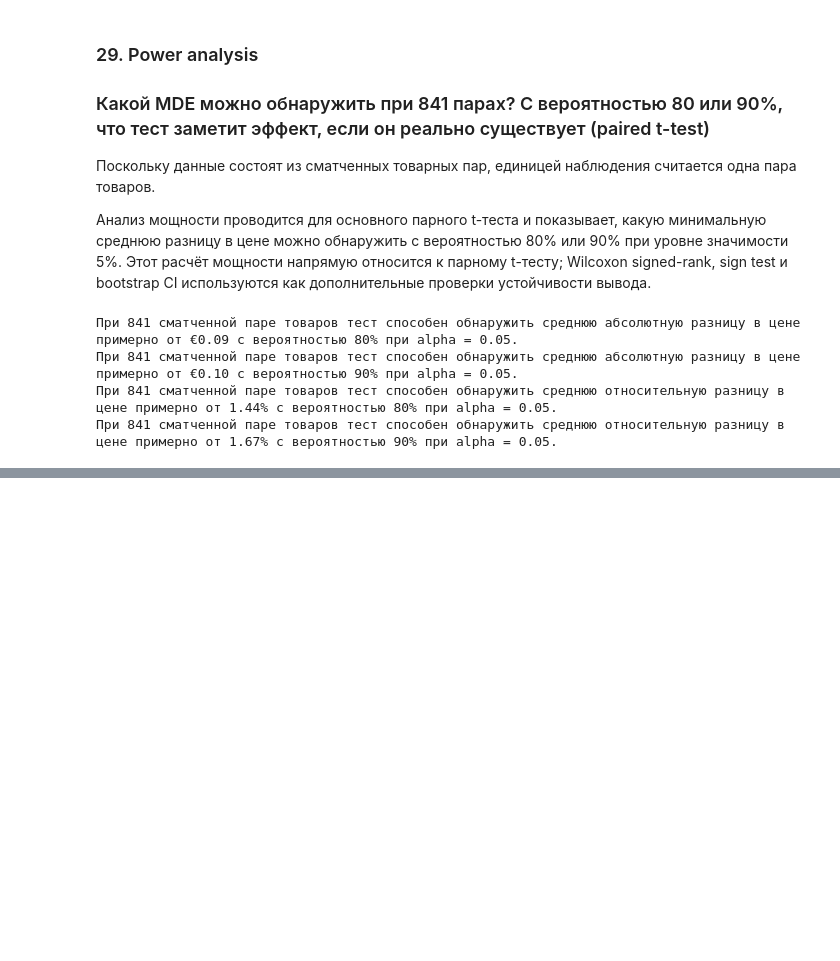
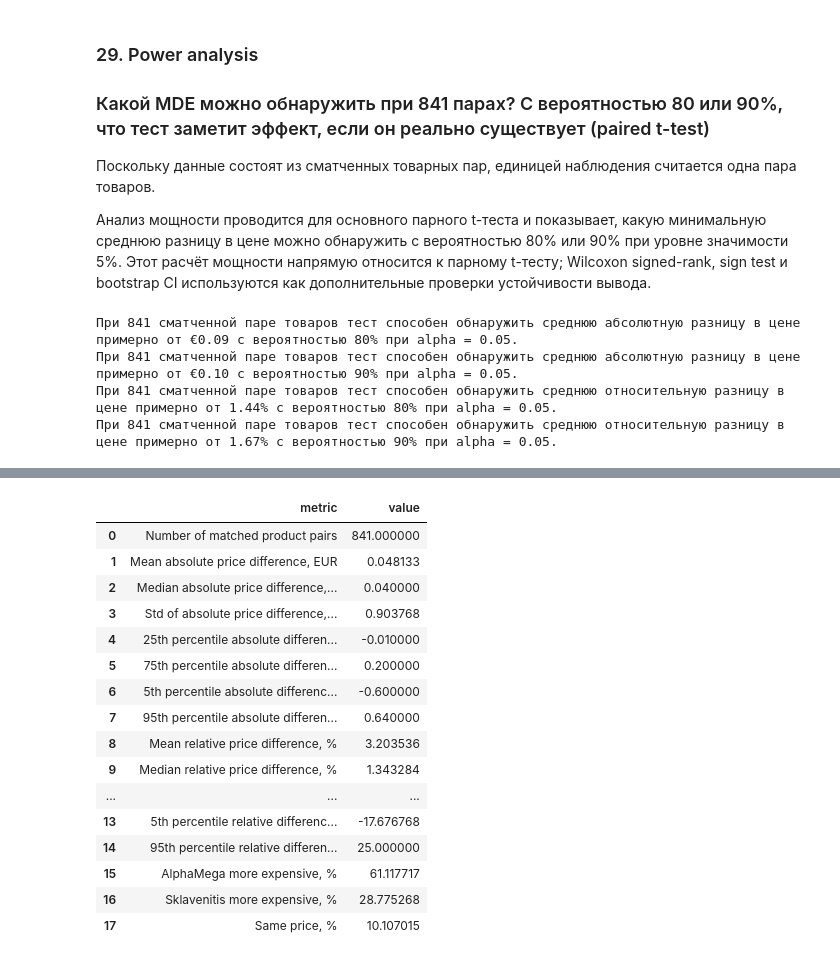
Before and after one commit to valeriyabrovchuk/grocery_price_analysis, a Jupyter notebook: groceries_comparison_limassol.ipynb, the cells around one changed output, grey strips where cells are left out. Saved outputs shown, nothing was run; the diff lists cells and outputs as text; code cells hidden in the pictures; blank space fills up the shorter version.

```diff
--- a/groceries_comparison_limassol.ipynb
+++ b/groceries_comparison_limassol.ipynb
@@ -6511,12 +6511,12 @@ POWER_ANALYSIS_CSV_PATH = OUTPUT_DIR / 'sklavenitis_alphamega_final_matches_with
 df = pd.read_csv(POWER_ANALYSIS_CSV_PATH, encoding='utf-8-sig')
 df["effective_price_diff_am_minus_sk_eur"] = pd.to_numeric(df["effective_price_diff_am_minus_sk_eur"], errors="coerce")
 df["effective_price_log_ratio_am_to_sk"] = pd.to_numeric(df["effective_price_log_ratio_am_to_sk"], errors="coerce")
-df["selected_for_final_one_to_one_matches"] = df["selected_for_final_one_to_one_matches"].astype(str).str.lower().eq("true")
-df = df.loc[
-    df["selected_for_final_one_to_one_matches"]
-    & df["effective_price_diff_am_minus_sk_eur"].notna()
-    & df["effective_price_log_ratio_am_to_sk"].notna()
-].copy()
+# df["selected_for_final_one_to_one_matches"] = df["selected_for_final_one_to_one_matches"].astype(str).str.lower().eq("true")
+# df = df.loc[
+#     df["selected_for_final_one_to_one_matches"]
+#     & df["effective_price_diff_am_minus_sk_eur"].notna()
+#     & df["effective_price_log_ratio_am_to_sk"].notna()
+# ].copy()
 
 n_pairs = len(df)
 alpha = 0.05
@@ -6605,0 +6614,86 @@ print(
+# %%
+import numpy as np
+import pandas as pd
+
+# Берем только строки, где есть обе нужные метрики
+analysis_df = df.dropna(subset=["diff", "log_ratio"]).copy()
+
+# я знаю что их 841, но лучше проверить на всякий
+n_pairs = len(analysis_df)
+
+# Переводим log_ratio в относительную разницу в процентах
+analysis_df["relative_diff_percent"] = (np.exp(analysis_df["log_ratio"]) - 1) * 100
+
+# Считаем направления разницы
+alpha_more_expensive = (analysis_df["diff"] > 0).sum()
+sklavenitis_more_expensive = (analysis_df["diff"] < 0).sum()
+same_price = (analysis_df["diff"] == 0).sum()
+
+alpha_more_expensive_pct = alpha_more_expensive / n_pairs * 100
+sklavenitis_more_expensive_pct = sklavenitis_more_expensive / n_pairs * 100
+same_price_pct = same_price / n_pairs * 100
+
+# Summary table
+descriptive_summary = pd.DataFrame({
+    "metric": [
+        "Number of matched product pairs",
+        "Mean absolute price difference, EUR",
+        "Median absolute price difference, EUR",
+        "Std of absolute price difference, EUR",
+        "25th percentile absolute difference, EUR",
+        "75th percentile absolute difference, EUR",
+        "5th percentile absolute difference, EUR",
+        "95th percentile absolute difference, EUR",
+        "Mean relative price difference, %",
+        "Median relative price difference, %",
+        "Std of relative price difference, %",
+        "25th percentile relative difference, %",
+        "75th percentile relative difference, %",
+        "5th percentile relative difference, %",
+        "95th percentile relative difference, %",
+        "AlphaMega more expensive, %",
+        "Sklavenitis more expensive, %",
+        "Same price, %"
+    ],
+    "value": [
+        n_pairs,
+        analysis_df["diff"].mean(),
+        analysis_df["diff"].median(),
+        analysis_df["diff"].std(),
+        analysis_df["diff"].quantile(0.25),
+        analysis_df["diff"].quantile(0.75),
+        analysis_df["diff"].quantile(0.05),
+        analysis_df["diff"].quantile(0.95),
+        analysis_df["relative_diff_percent"].mean(),
+        analysis_df["relative_diff_percent"].median(),
+        analysis_df["relative_diff_percent"].std(),
+        analysis_df["relative_diff_percent"].quantile(0.25),
+        analysis_df["relative_diff_percent"].quantile(0.75),
+        analysis_df["relative_diff_percent"].quantile(0.05),
+        analysis_df["relative_diff_percent"].quantile(0.95),
+        alpha_more_expensive_pct,
+        sklavenitis_more_expensive_pct,
+        same_price_pct
+    ]
+})
+
+# мне впадлу это делать как-то красиво через print, поэтому я просто выведу так, все равно я делаю это для себя
+descriptive_summary
+# %% [output]
+|  | metric | value |
+| 0 | Number of matched product pairs | 841.000000 |
+| 1 | Mean absolute price difference, EUR | 0.048133 |
+| 2 | Median absolute price difference,... | 0.040000 |
+| 3 | Std of absolute price difference,... | 0.903768 |
+| 4 | 25th percentile absolute differen... | -0.010000 |
+| 5 | 75th percentile absolute differen... | 0.200000 |
+| 6 | 5th percentile absolute differenc... | -0.600000 |
+| 7 | 95th percentile absolute differen... | 0.640000 |
+| 8 | Mean relative price difference, % | 3.203536 |
+| 9 | Median relative price difference, % | 1.343284 |
+| ... | ... | ... |
+| 13 | 5th percentile relative differenc... | -17.676768 |
+| 14 | 95th percentile relative differen... | 25.000000 |
+| 15 | AlphaMega more expensive, % | 61.117717 |
+| 16 | Sklavenitis more expensive, % | 28.775268 |
+| 17 | Same price, % | 10.107015 |
```
Also changed, not shown: parts of 1 cell of this notebook.
